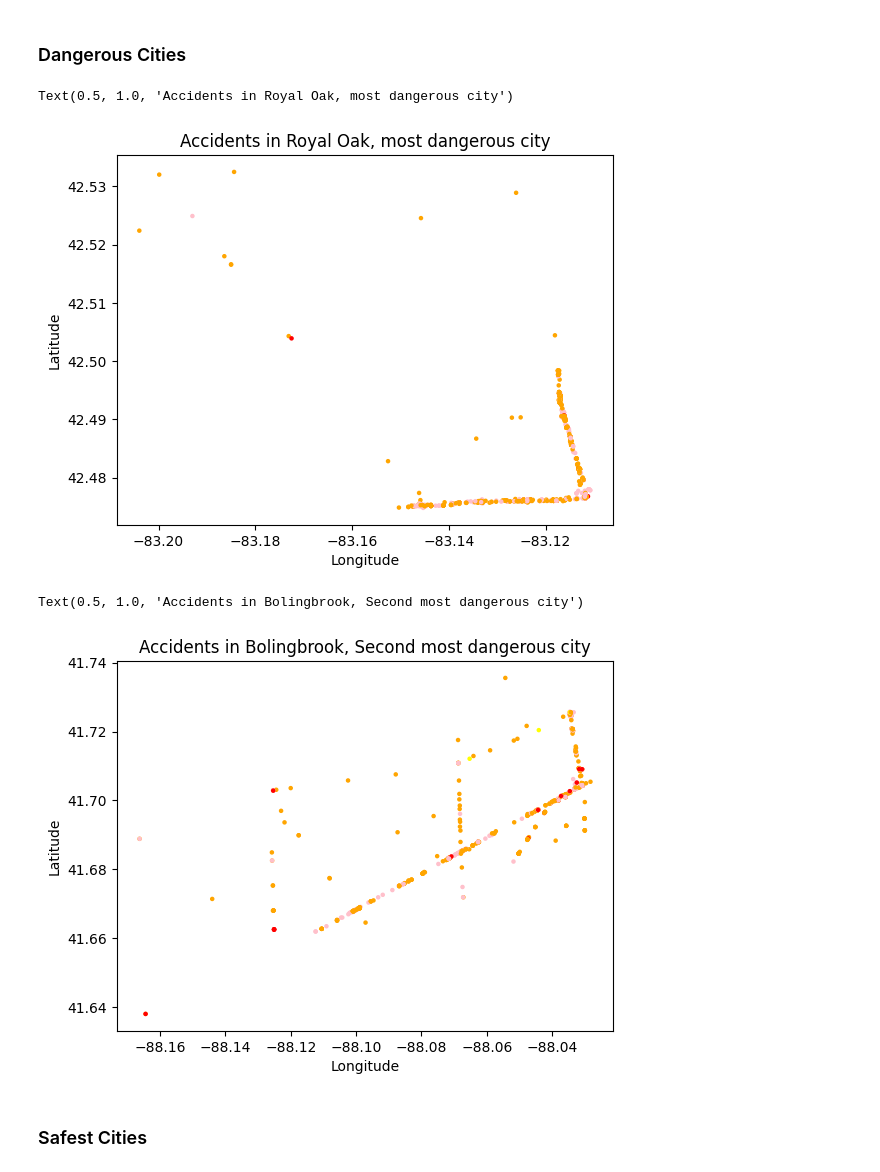
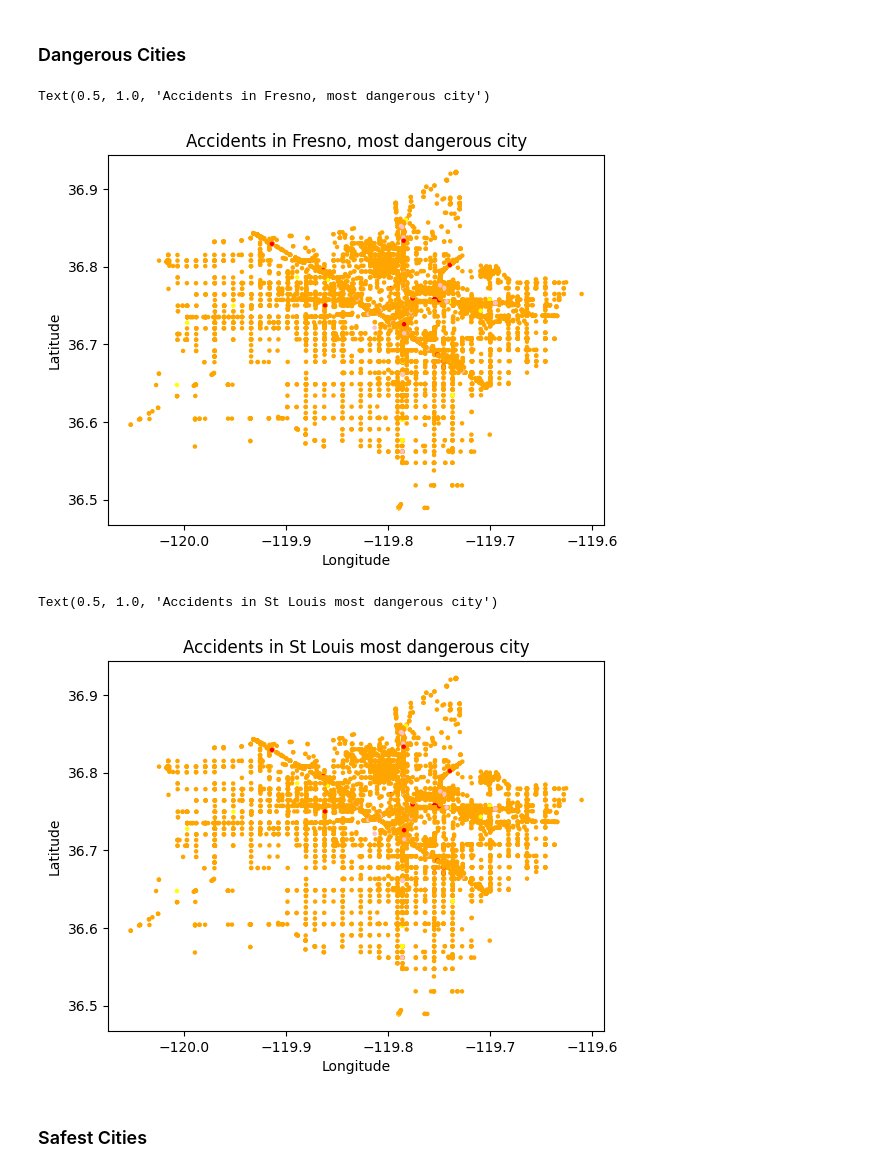
Before and after one commit to ethygers/vol3-data-and-modeling, a Jupyter notebook: superlative_cities.ipynb, the cells around one changed output. Saved outputs shown, nothing was run; the diff lists cells and outputs as text; code cells hidden in the pictures.

```diff
--- a/superlative_cities.ipynb
+++ b/superlative_cities.ipynb
@@ -110,46 +121,37 @@ danger, safe = identify_cities()
 # %% [markdown]
 ### Dangerous Cities
 # %%
-df_danger1 = df.groupby("City").get_group(danger)
-df_danger = df_danger1[df_danger1["Start_Lat"] >= 42]   # data cleaning can be adjusted
+df_danger1 = df.groupby("City").get_group("Fresno")
+df_danger = df_danger1[df_danger1["Start_Lng"] <= -110]   # data cleaning can be adjusted
 lat = df_danger["Start_Lat"]
 long = df_danger["Start_Lng"]
 
 color_map = {1: "yellow", 2:"orange", 3:"pink", 4:"red"}
 colors = df_danger['Severity'].map(color_map)
 
 plt.scatter(long, lat, c=colors, s=5)
 plt.xlabel("Longitude")
 plt.ylabel("Latitude")
-plt.title(f"Accidents in {danger}, most dangerous city")
+plt.title(f"Accidents in Fresno, least dangerous city")
 # %% [output]
-Text(0.5, 1.0, 'Accidents in Royal Oak, most dangerous city')
+Text(0.5, 1.0, 'Accidents in Fresno, most dangerous city')
-[figure, old version]
+[figure, new version]
 # %%
-# second most dangerous city
-city_counts = df['City'].value_counts()
-
-big_cities = city_counts[city_counts >= 1000].index # cities with >1000 accidents
-df_top = df[df["City"].isin(big_cities)]    # those rows in the dataframe
-
-mean_sev = df_top.groupby("City")["Severity"].mean()
-second_highest = mean_sev.nlargest(2).index[1]
-
-df_sh = df.groupby("City").get_group(second_highest)
-# df_safe = df_safe1[df_safe1["Start_Lng"] >= -73]   # data cleaning can be adjusted
-lat = df_sh["Start_Lat"]
-long = df_sh["Start_Lng"]
+df_danger = df.groupby("City").get_group("Saint Louis")
+df_danger = df_danger1[df_danger1["Start_Lng"] <= -115]   # data cleaning can be adjusted
+lat = df_danger["Start_Lat"]
+long = df_danger["Start_Lng"]
 
 color_map = {1: "yellow", 2:"orange", 3:"pink", 4:"red"}
-colors = df_sh['Severity'].map(color_map)
+colors = df_danger['Severity'].map(color_map)
 
 plt.scatter(long, lat, c=colors, s=5)
 plt.xlabel("Longitude")
 plt.ylabel("Latitude")
-plt.title(f"Accidents in {second_highest}, Second most dangerous city")
+plt.title(f"Accidents in St Louis most dangerous city")
 # %% [output]
-Text(0.5, 1.0, 'Accidents in Bolingbrook, Second most dangerous city')
+Text(0.5, 1.0, 'Accidents in St Louis most dangerous city')
-[figure, old version]
+[figure, new version]
 # %% [markdown]
 ### Safest Cities
 # %%
```
Also changed, not shown: parts of 6 cells of this notebook, 2 other files.
